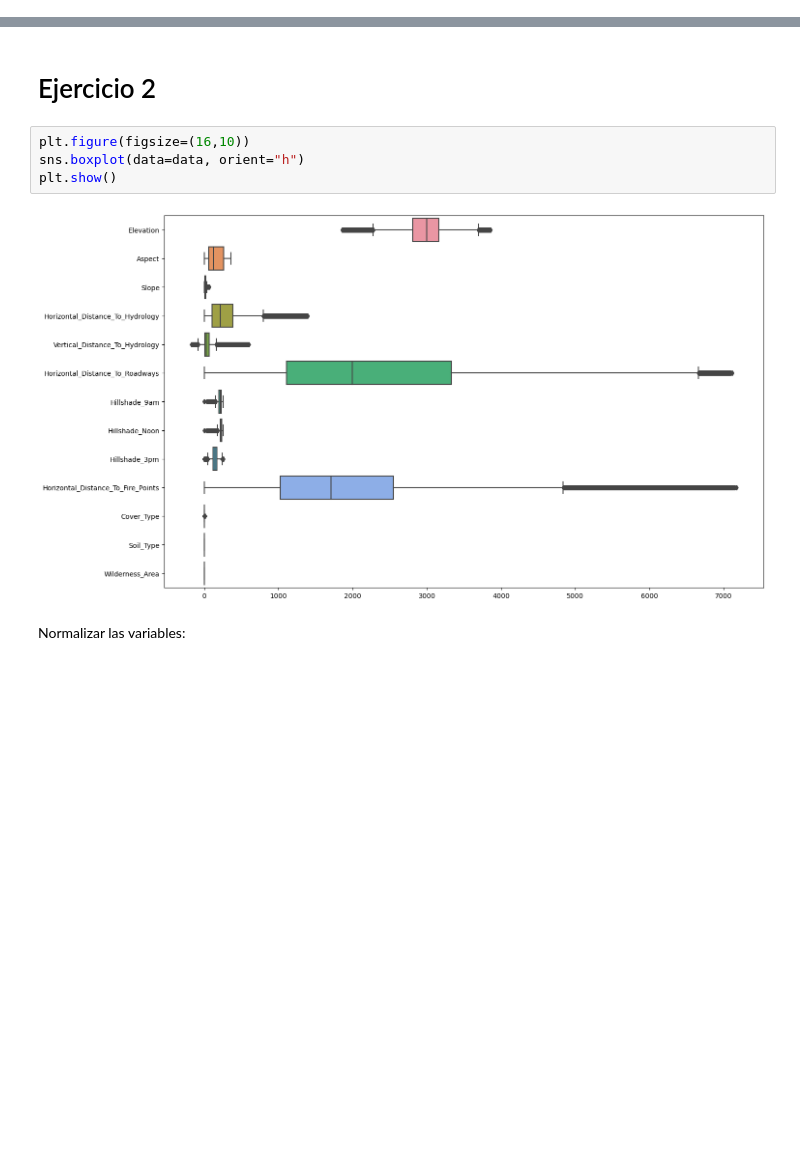
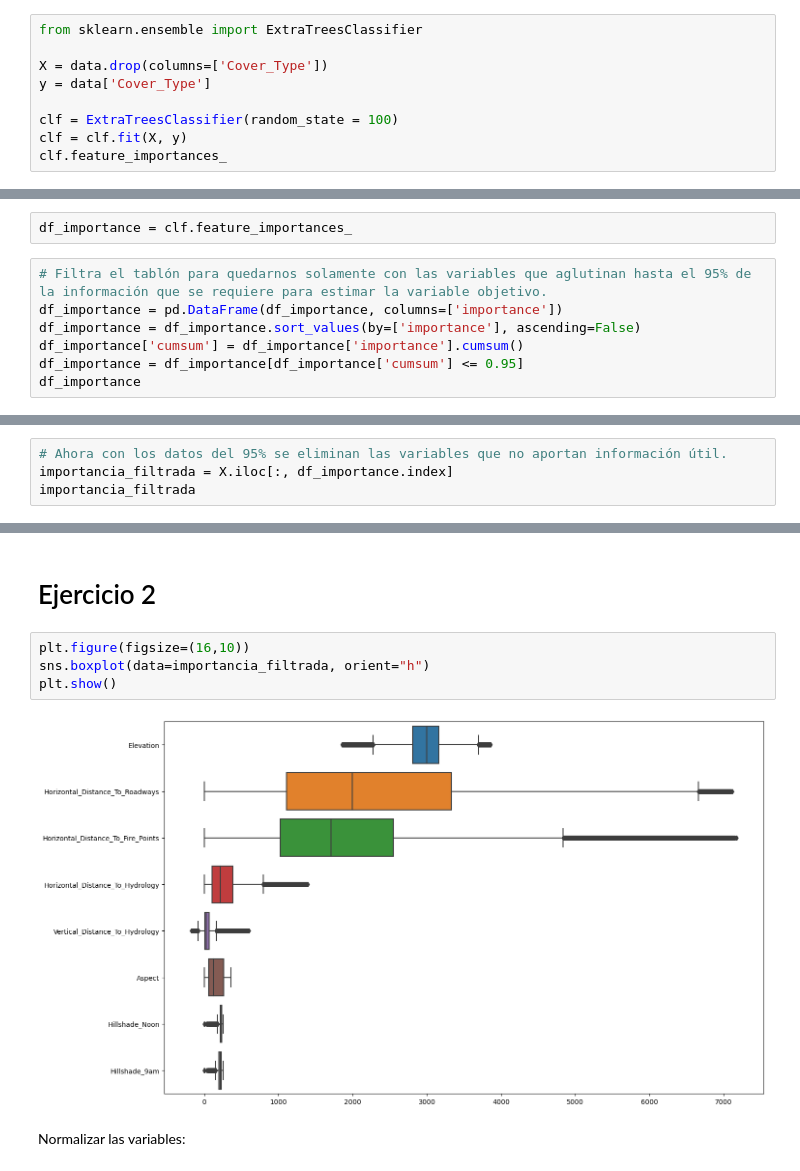
Before and after one commit to Jacobo24/Examen_EDA, a Jupyter notebook: Examen.ipynb, the cells around one changed output, grey strips where cells are left out. Saved outputs shown, nothing was run; the diff lists cells and outputs as text; blank space fills up the shorter version.

```diff
--- a/Examen.ipynb
+++ b/Examen.ipynb
@@ -70,0 +69,9 @@ random_state = 100
+# %%
+from sklearn.ensemble import ExtraTreesClassifier
+
+X = data.drop(columns=['Cover_Type'])
+y = data['Cover_Type']
+
+clf = ExtraTreesClassifier(random_state = 100)
+clf = clf.fit(X, y)
+clf.feature_importances_
@@ -70,0 +82,9 @@ random_state = 100
+# %%
+df_importance = clf.feature_importances_
+# %%
+# Filtra el tablón para quedarnos solamente con las variables que aglutinan hasta el 95% de la información que se requiere para estimar la variable objetivo.
+df_importance = pd.DataFrame(df_importance, columns=['importance'])
+df_importance = df_importance.sort_values(by=['importance'], ascending=False)
+df_importance['cumsum'] = df_importance['importance'].cumsum()
+df_importance = df_importance[df_importance['cumsum'] <= 0.95]
+df_importance
@@ -70,0 +101,4 @@ random_state = 100
+# %%
+# Ahora con los datos del 95% se eliminan las variables que no aportan información útil.
+importancia_filtrada = X.iloc[:, df_importance.index]
+importancia_filtrada
@@ -72,9 +120,9 @@ random_state = 100
 # Ejercicio 2
 # %%
 plt.figure(figsize=(16,10))
-sns.boxplot(data=data, orient="h")
+sns.boxplot(data=importancia_filtrada, orient="h")
 plt.show()
 # %% [output]
-[figure, old version]
+[figure, new version]
 # %% [markdown]
 Normalizar las variables:
```
Also changed, not shown: parts of 21 cells of this notebook, 1 other file.
